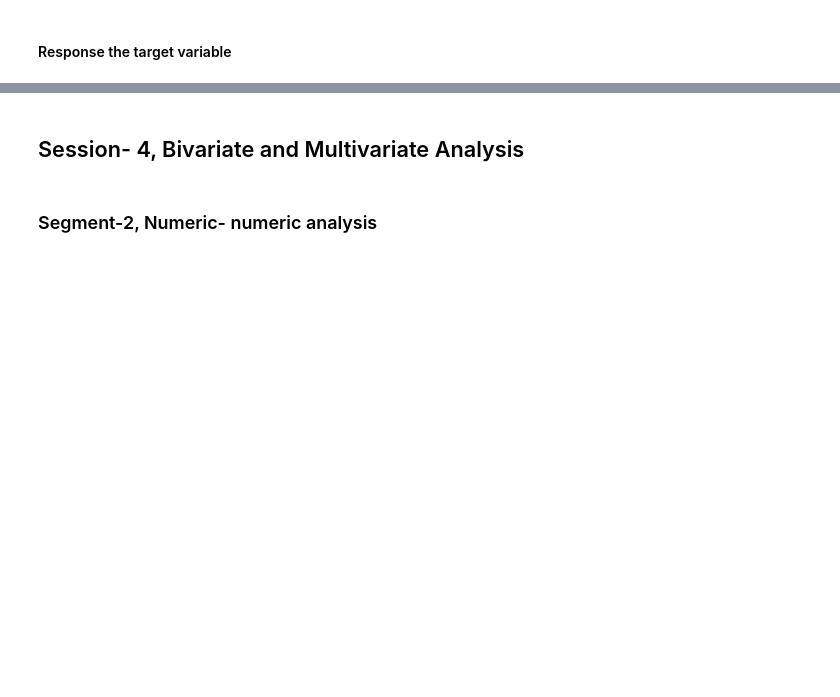
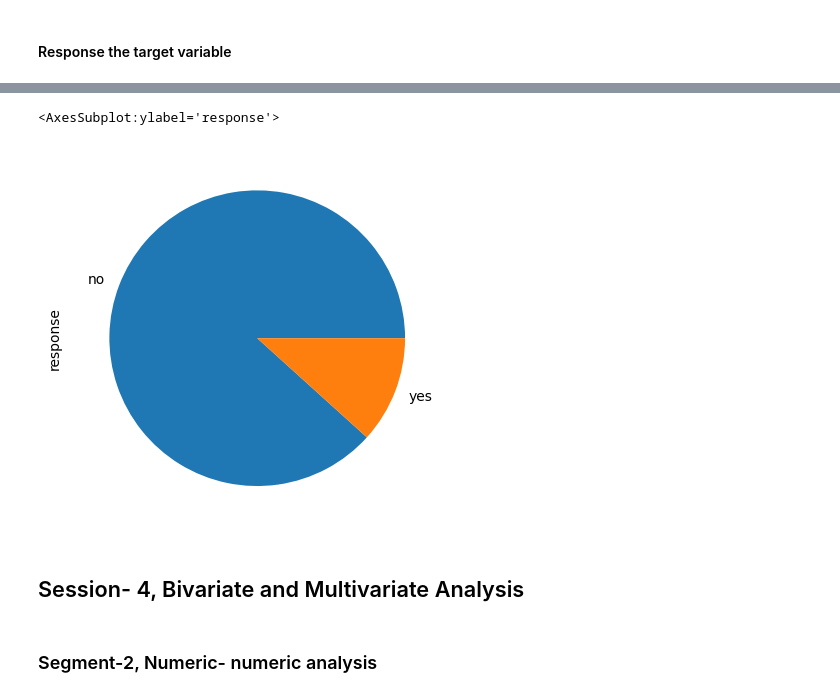
Before and after one commit to Ashik-Mohammed-S/EDA, a Jupyter notebook: Bank+Marketing+Campaign_EDA-blank+notebook.ipynb, the cells around one changed output, grey strips where cells are left out. Saved outputs shown, nothing was run; the diff lists cells and outputs as text; code cells hidden in the pictures; blank space fills up the shorter version.

```diff
--- a/Bank+Marketing+Campaign_EDA-blank+notebook.ipynb
+++ b/Bank+Marketing+Campaign_EDA-blank+notebook.ipynb
@@ -571,5 +594,9 @@ Ordered variables have some kind of ordering. Some examples of bank marketing da
 # %%
 #plot the pie chart of response categories
+inp1.response.value_counts(normalize=True).plot.pie()
+# %% [output]
+<AxesSubplot:ylabel='response'>
+[figure, added]
 # %% [markdown]
 ## Session- 4, Bivariate and Multivariate Analysis
 # %% [markdown]
```
Also changed, not shown: parts of 4 cells of this notebook.
